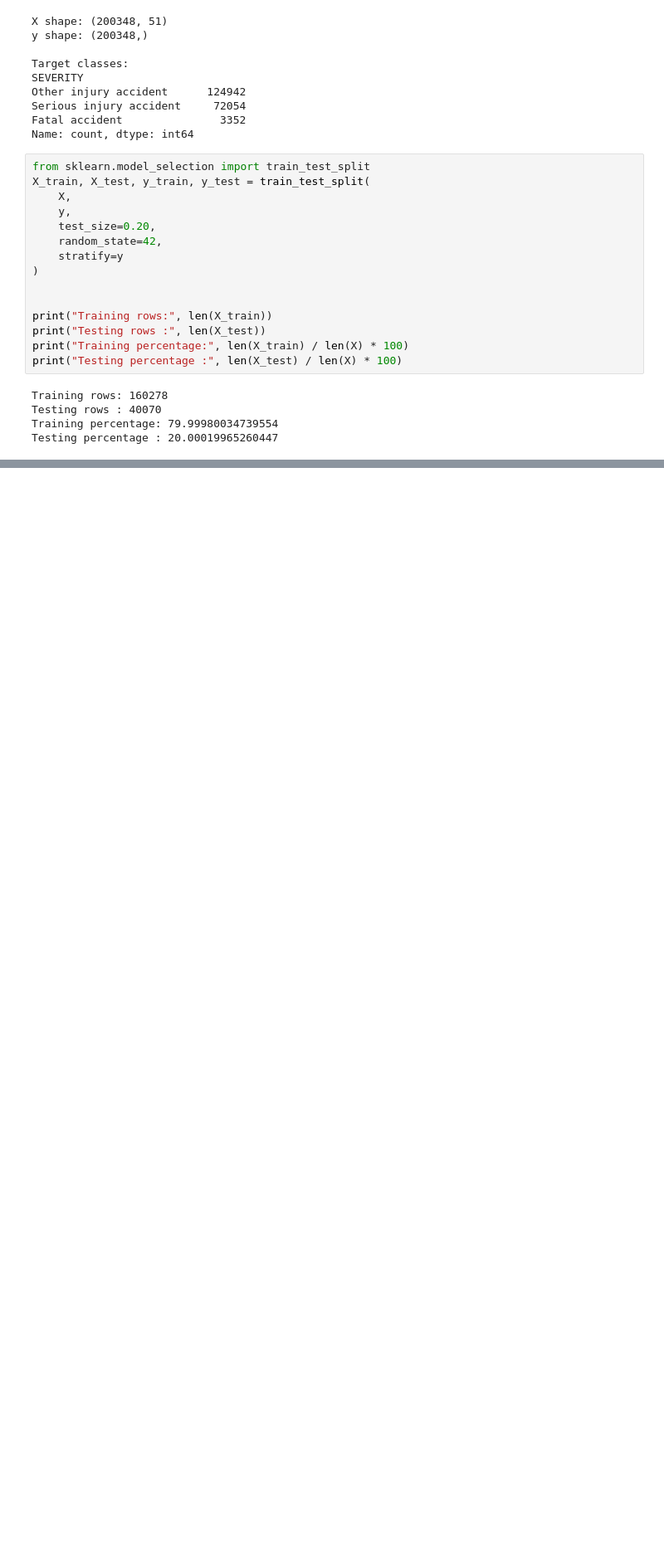
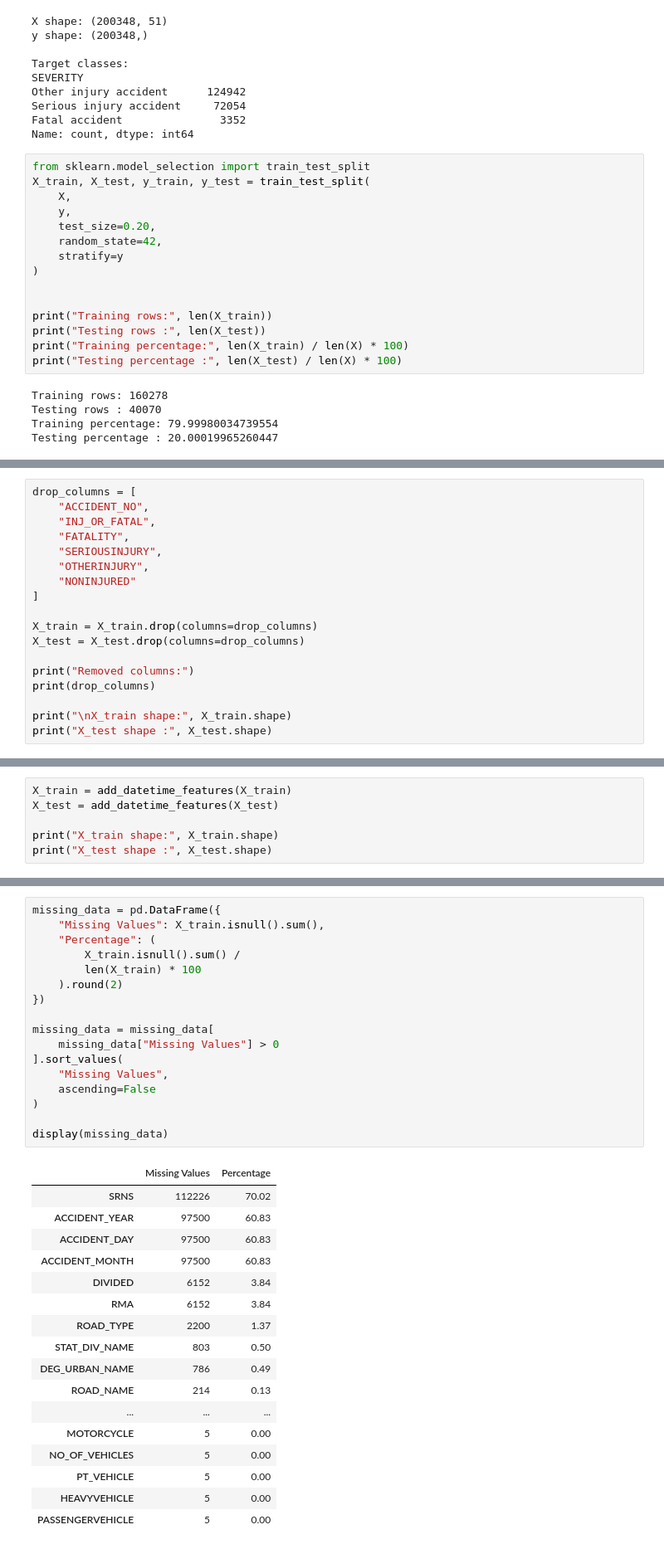
Before and after one commit to Rehan-klh/2-1-ML, a Jupyter notebook: Road-Accident-Severity-Prediction/notebooks/03_Preprocessing_Road_Accident.ipynb, the cells around one changed output, grey strips where cells are left out. Shown at 83% size. Drawn from its saved outputs; the diff is of its cells as text; blank space fills up the shorter version.

```diff
--- a/Road-Accident-Severity-Prediction/notebooks/03_Preprocessing_Road_Accident.ipynb
+++ b/Road-Accident-Severity-Prediction/notebooks/03_Preprocessing_Road_Accident.ipynb
@@ -119,0 +139,18 @@ Number of categorical features: 20
+# %%
+drop_columns = [
+    "ACCIDENT_NO",
+    "INJ_OR_FATAL",
+    "FATALITY",
+    "SERIOUSINJURY",
+    "OTHERINJURY",
+    "NONINJURED"
+]
+
+X_train = X_train.drop(columns=drop_columns)
+X_test = X_test.drop(columns=drop_columns)
+
+print("Removed columns:")
+print(drop_columns)
+
+print("\nX_train shape:", X_train.shape)
+print("X_test shape :", X_test.shape)
@@ -119,0 +199,6 @@ Number of categorical features: 20
+# %%
+X_train = add_datetime_features(X_train)
+X_test = add_datetime_features(X_test)
+
+print("X_train shape:", X_train.shape)
+print("X_test shape :", X_test.shape)
@@ -119,0 +232,35 @@ Number of categorical features: 20
+# %%
+missing_data = pd.DataFrame({
+    "Missing Values": X_train.isnull().sum(),
+    "Percentage": (
+        X_train.isnull().sum() /
+        len(X_train) * 100
+    ).round(2)
+})
+
+missing_data = missing_data[
+    missing_data["Missing Values"] > 0
+].sort_values(
+    "Missing Values",
+    ascending=False
+)
+
+display(missing_data)
+# %% [output]
+|  | Missing Values | Percentage |
+| SRNS | 112226 | 70.02 |
+| ACCIDENT_YEAR | 97500 | 60.83 |
+| ACCIDENT_DAY | 97500 | 60.83 |
+| ACCIDENT_MONTH | 97500 | 60.83 |
+| DIVIDED | 6152 | 3.84 |
+| RMA | 6152 | 3.84 |
+| ROAD_TYPE | 2200 | 1.37 |
+| STAT_DIV_NAME | 803 | 0.50 |
+| DEG_URBAN_NAME | 786 | 0.49 |
+| ROAD_NAME | 214 | 0.13 |
+| ... | ... | ... |
+| MOTORCYCLE | 5 | 0.00 |
+| NO_OF_VEHICLES | 5 | 0.00 |
+| PT_VEHICLE | 5 | 0.00 |
+| HEAVYVEHICLE | 5 | 0.00 |
+| PASSENGERVEHICLE | 5 | 0.00 |
```
Also changed, not shown: parts of 19 cells of this notebook, 5 other files.
